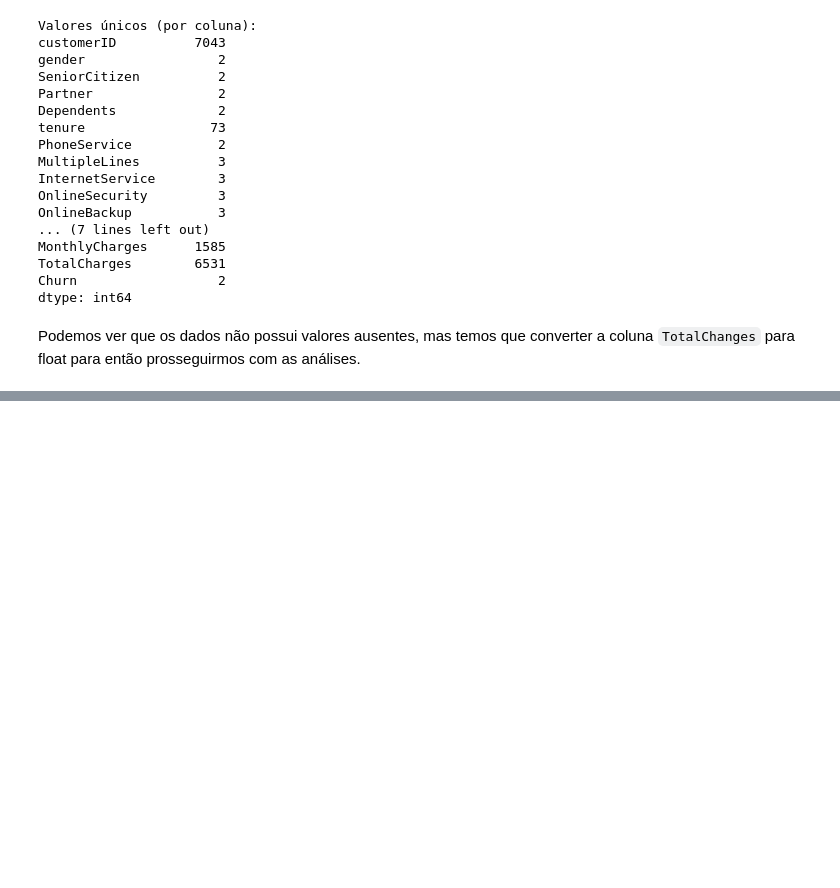
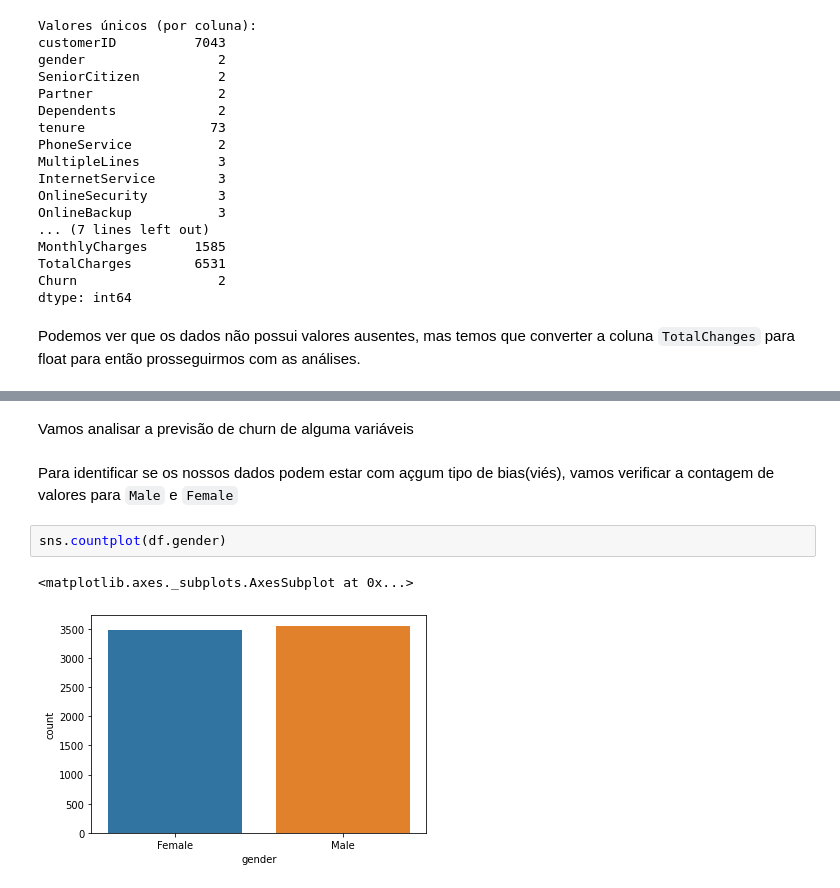
Before and after one commit to marcos-code/Portfolio_DataScience, a Jupyter notebook: Churn.ipynb, the cells around one changed output, grey strips where cells are left out. Cells and saved outputs as stored; diff of their text form; blank space fills up the shorter version.

```diff
--- a/Churn.ipynb
+++ b/Churn.ipynb
@@ -166,0 +262,9 @@ dtype: int64
+# %% [markdown]
+Vamos analisar a previsão de churn de alguma variáveis
+# %% [markdown]
+Para identificar se os nossos dados podem estar com açgum tipo de bias(viés), vamos verificar a contagem de valores para `Male` e `Female`
+# %%
+sns.countplot(df.gender)
+# %% [output]
+<matplotlib.axes._subplots.AxesSubplot at 0x...>
+[figure, added]
```
Also changed, not shown: parts of 29 cells of this notebook.
